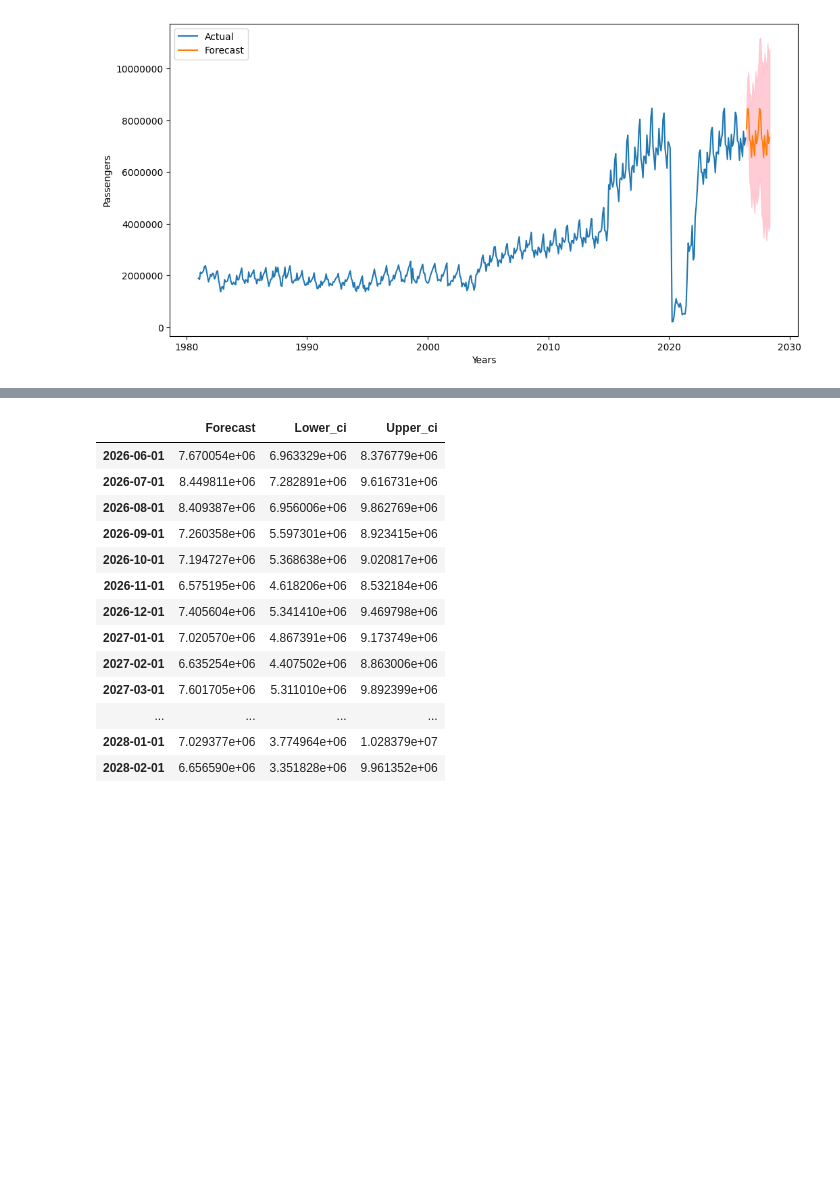
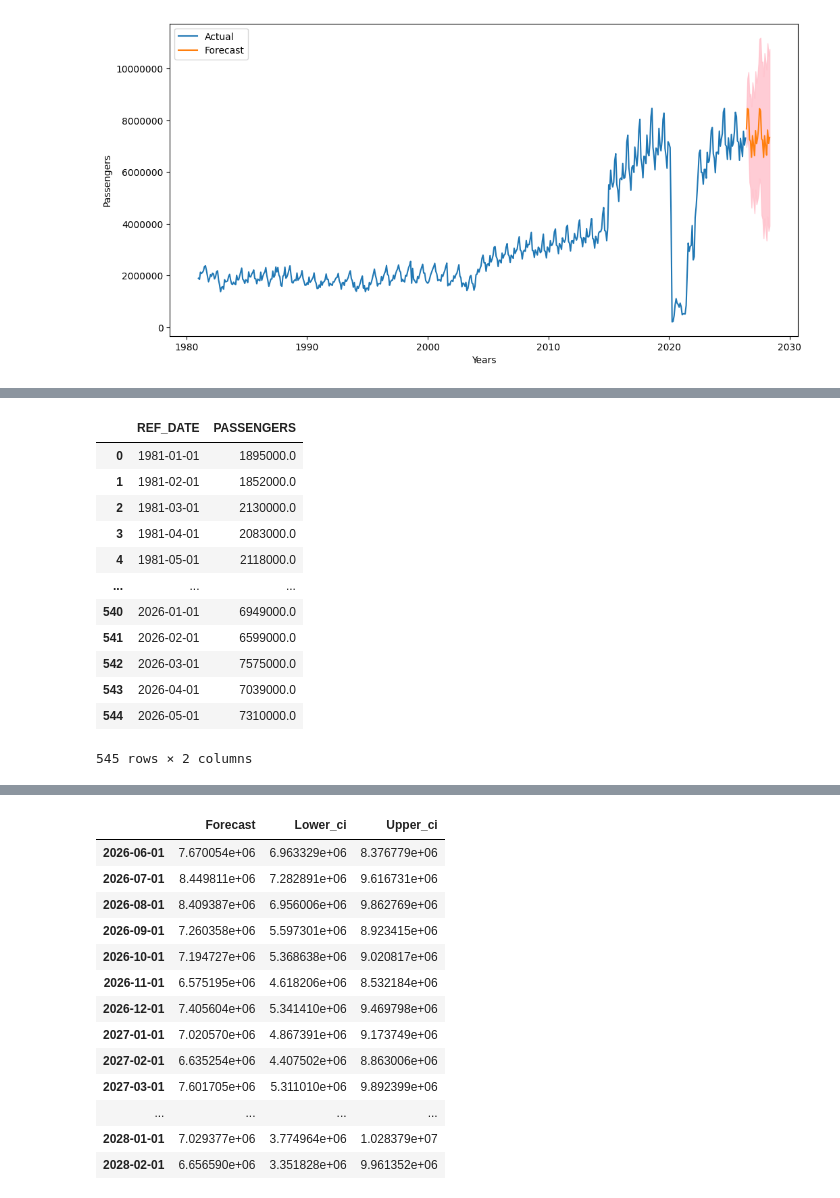
Before and after one commit to ajinikhil/air_passenger_forecasting, a Jupyter notebook: script/automated_forecasting.ipynb, the cells around one changed output, grey strips where cells are left out. Cells and saved outputs as stored; diff of their text form; code cells hidden in the pictures; blank space fills up the shorter version.

```diff
--- a/script/automated_forecasting.ipynb
+++ b/script/automated_forecasting.ipynb
@@ -427,3 +441,20 @@ plt.close()
 # %%
 automated_forecasted_data = pd.concat([mean_future_forecast, future_conf_int], axis=1)
 automated_forecasted_data.columns = ["Forecast", "Lower_ci", "Upper_ci"]
+# %%
+df_plot = df.reset_index()
+df_plot
+# %% [output]
+|  | REF_DATE | PASSENGERS |
+| 0 | 1981-01-01 | 1895000.0 |
+| 1 | 1981-02-01 | 1852000.0 |
+| 2 | 1981-03-01 | 2130000.0 |
+| 3 | 1981-04-01 | 2083000.0 |
+| 4 | 1981-05-01 | 2118000.0 |
+| ... | ... | ... |
+| 540 | 2026-01-01 | 6949000.0 |
+| 541 | 2026-02-01 | 6599000.0 |
+| 542 | 2026-03-01 | 7575000.0 |
+| 543 | 2026-04-01 | 7039000.0 |
+| 544 | 2026-05-01 | 7310000.0 |
+545 rows × 2 columns
```
Also changed, not shown: parts of 9 cells of this notebook, 1 other file.
